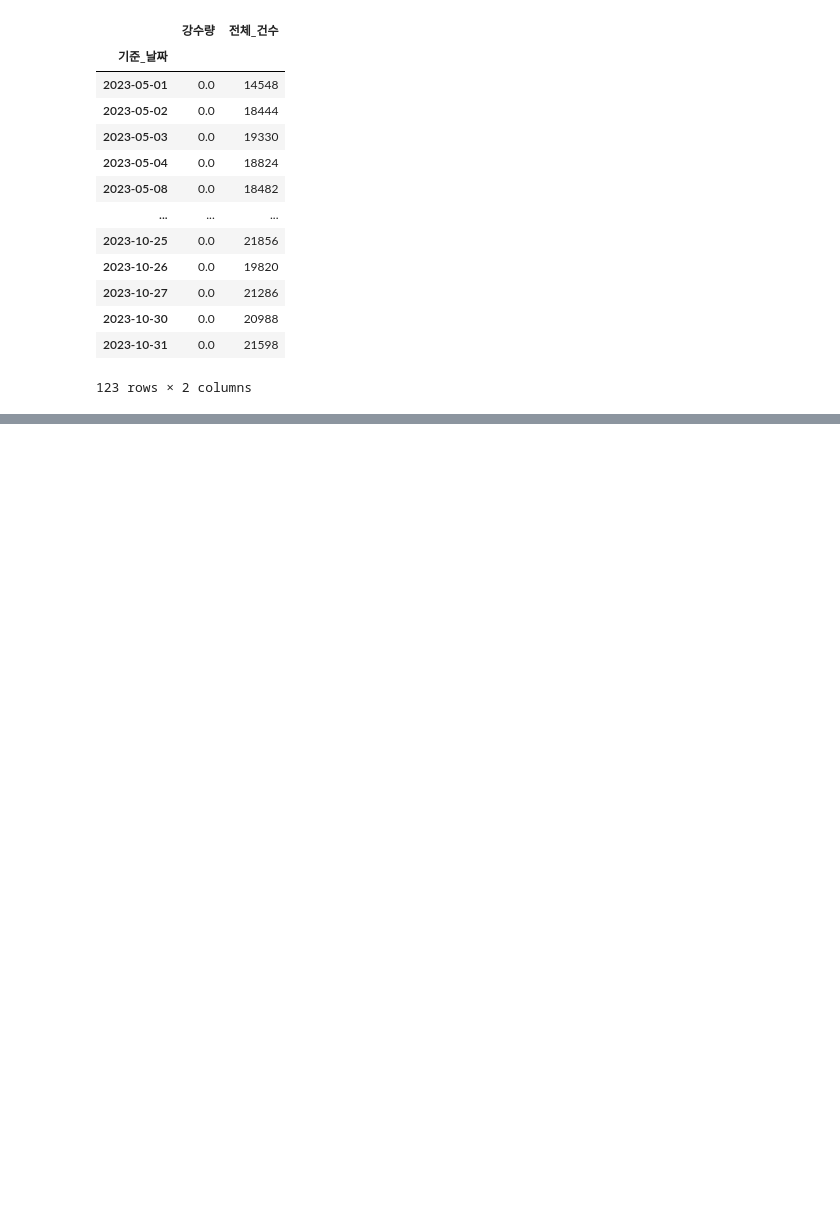
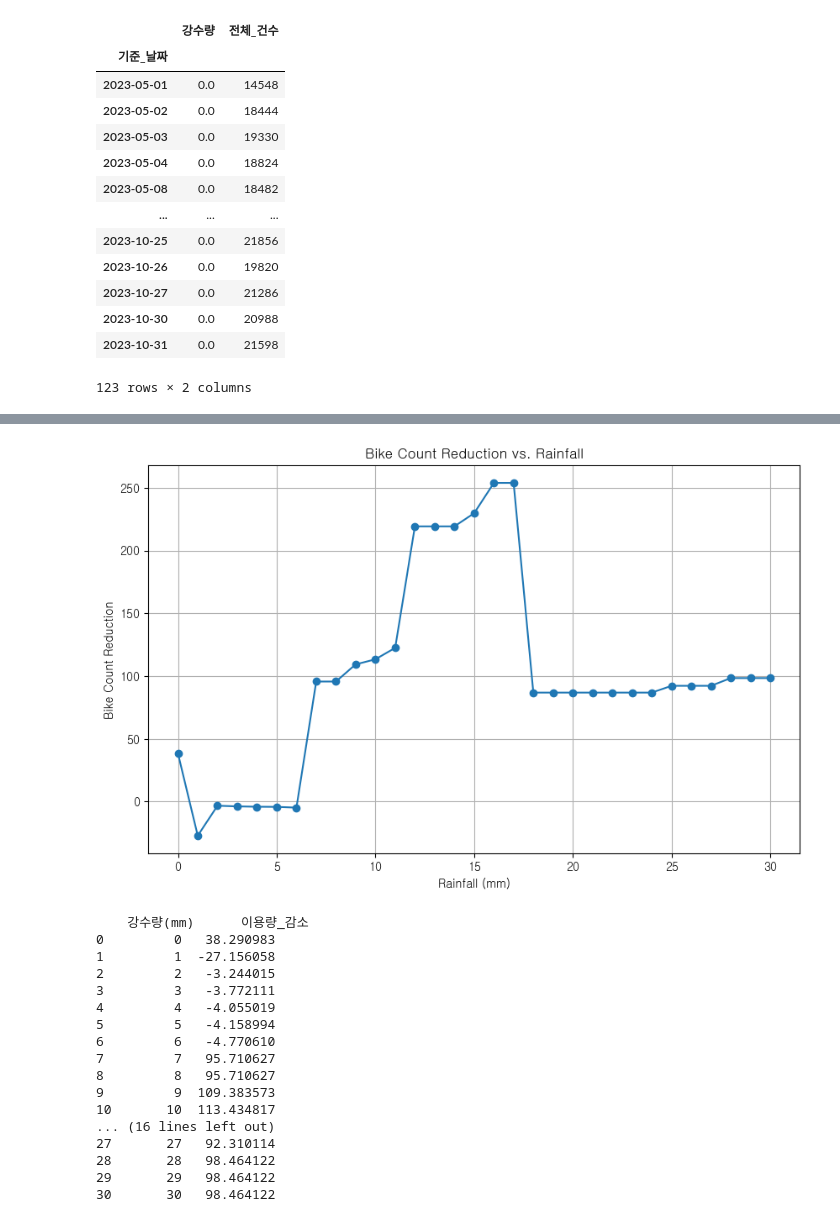
Before and after one commit to minseokpark6/SemiProject_Group3, a Jupyter notebook: Code/choiinwoo/20240506_자료.ipynb, the cells around one changed output, grey strips where cells are left out. Cells and saved outputs as stored; diff of their text form; code cells hidden in the pictures; blank space fills up the shorter version.

```diff
--- a/Code/choiinwoo/20240506_자료.ipynb
+++ b/Code/choiinwoo/20240506_자료.ipynb
@@ -336,0 +340,61 @@ KeyError: '기준_날짜'
+# %%
+import pandas as pd
+import matplotlib.pyplot as plt
+from statsmodels.tsa.arima.model import ARIMA
+
+# ARIMA 모델을 학습하기 위한 시계열 데이터 준비
+시계열_데이터 = 기상청_분석[['강수량', '전체_건수']]
+
+# ARIMA 모델 학습
+model = ARIMA(시계열_데이터['전체_건수'], order=(5,1,0))  # ARIMA 모델 생성
+model_fit = model.fit()  # 모델 학습
+
+# 결과를 저장할 빈 리스트 생성
+결과 = []
+
+# 0mm부터 30mm까지의 강수량 범위에 대해 반복문 실행
+for 강수량 in range(31):
+    # 예측 결과에서 특정 강수량 범위 내의 이용량 감소 확인
+    특정_강수량_범위_이용량 = model_fit.predict(start=0, end=len(기상청_분석)-1)
+    특정_강수량_범위_이용량 = 특정_강수량_범위_이용량[기상청_분석['강수량'] >= 강수량]
+    이용량_감소 = 특정_강수량_범위_이용량.diff().dropna()
+
+    # 결과를 딕셔너리 형태로 저장
+    결과.append({
+        '강수량(mm)': 강수량,
+        '이용량_감소': 이용량_감소.mean() if len(이용량_감소) > 0 else 0
+    })
+
+# 결과를 DataFrame으로 변환
+결과_df = pd.DataFrame(결과)
+
+# 시각화
+plt.figure(figsize=(10, 6))
+plt.plot(결과_df['강수량(mm)'], 결과_df['이용량_감소'], marker='o', linestyle='-')
+plt.title('Bike Count Reduction vs. Rainfall')
+plt.xlabel('Rainfall (mm)')
+plt.ylabel('Bike Count Reduction')
+plt.grid(True)
+plt.show()
+
+# 결과 출력
+print(결과_df)
+# %% [output]
+[figure, added]
+    강수량(mm)      이용량_감소
+0         0   38.290983
+1         1  -27.156058
+2         2   -3.244015
+3         3   -3.772111
+4         4   -4.055019
+5         5   -4.158994
+6         6   -4.770610
+7         7   95.710627
+8         8   95.710627
+9         9  109.383573
+10       10  113.434817
+... (16 lines left out)
+27       27   92.310114
+28       28   98.464122
+29       29   98.464122
+30       30   98.464122
```
Also changed, not shown: parts of 6 cells of this notebook.
